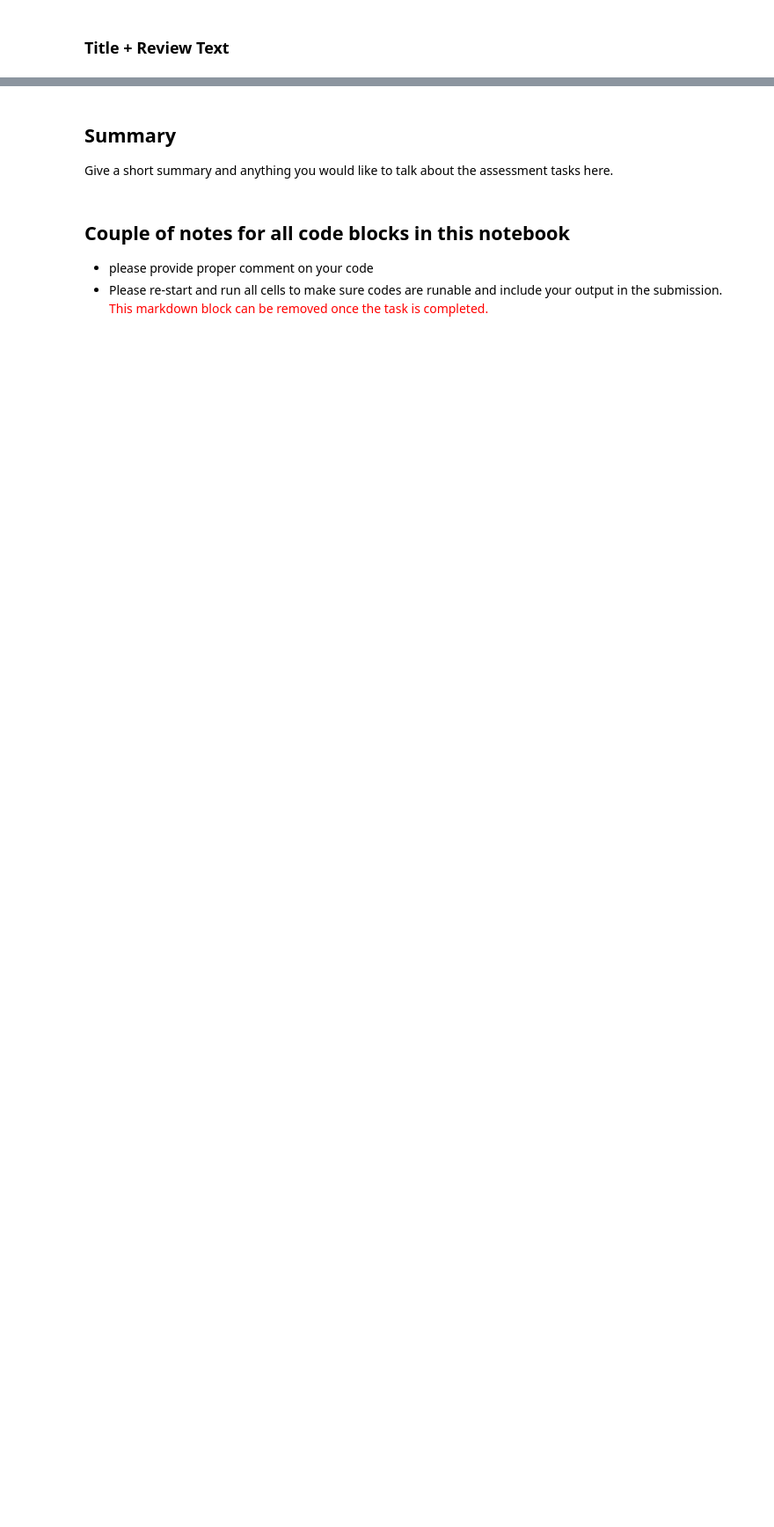
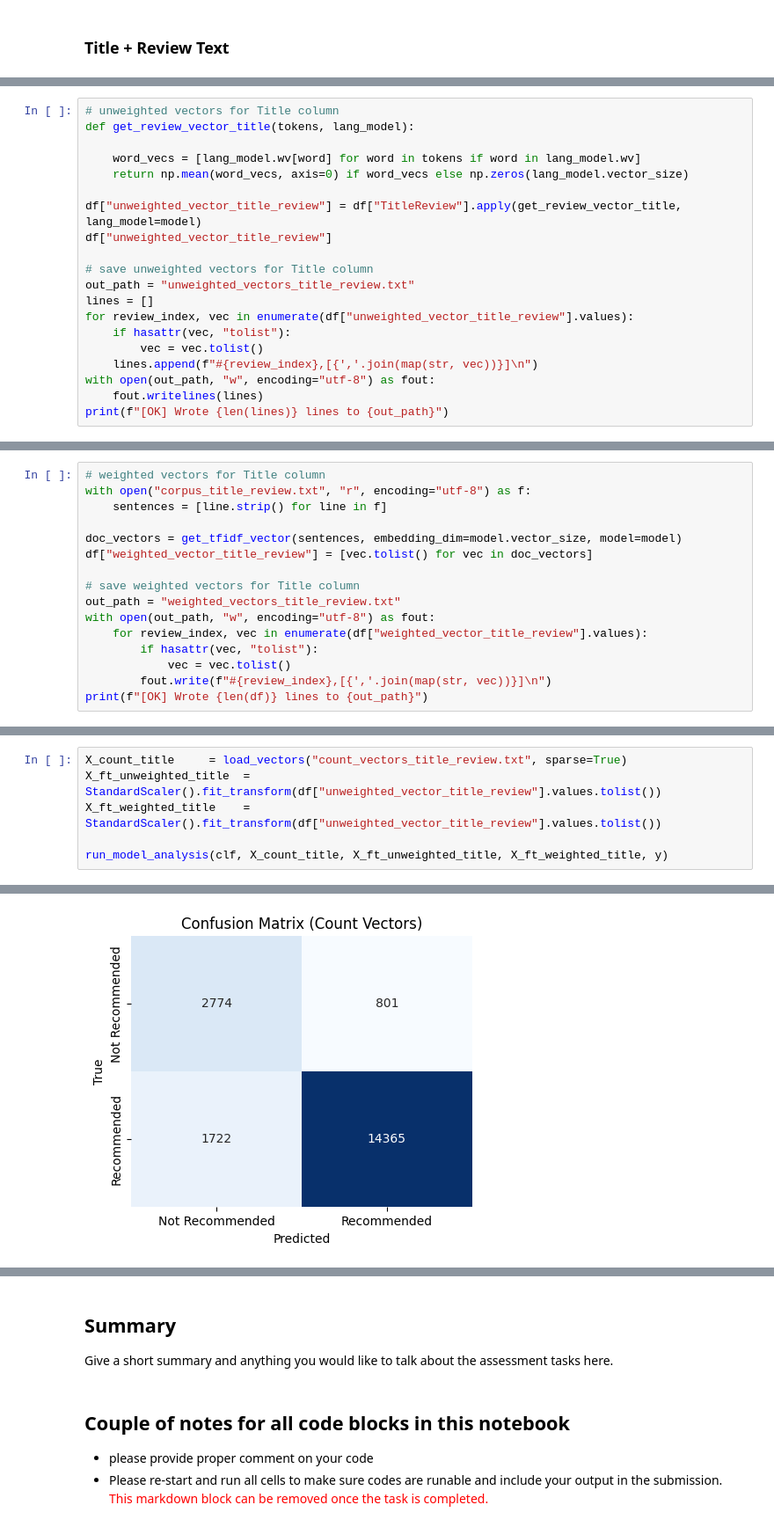
Before and after one commit to TTNguyen0312/ASM3-APDS, a Jupyter notebook: data/task2_3.ipynb, the cells around one changed output, grey strips where cells are left out. Shown at 88% size. Drawn from its saved outputs; the diff is of its cells as text; blank space fills up the shorter version.

```diff
--- a/data/task2_3.ipynb
+++ b/data/task2_3.ipynb
@@ -838,0 +936,20 @@ weighted avg       0.86      0.83      0.84      3933
+# %%
+# unweighted vectors for Title column
+def get_review_vector_title(tokens, lang_model):
+
+    word_vecs = [lang_model.wv[word] for word in tokens if word in lang_model.wv]
+    return np.mean(word_vecs, axis=0) if word_vecs else np.zeros(lang_model.vector_size)
+
+df["unweighted_vector_title_review"] = df["TitleReview"].apply(get_review_vector_title, lang_model=model)
+df["unweighted_vector_title_review"]
+
+# save unweighted vectors for Title column
+out_path = "unweighted_vectors_title_review.txt"
+lines = []
+for review_index, vec in enumerate(df["unweighted_vector_title_review"].values):
+    if hasattr(vec, "tolist"):
+        vec = vec.tolist()
+    lines.append(f"#{review_index},[{','.join(map(str, vec))}]\n")
+with open(out_path, "w", encoding="utf-8") as fout:
+    fout.writelines(lines)
+print(f"[OK] Wrote {len(lines)} lines to {out_path}")
@@ -838,0 +958,16 @@ weighted avg       0.86      0.83      0.84      3933
+# %%
+# weighted vectors for Title column
+with open("corpus_title_review.txt", "r", encoding="utf-8") as f:
+    sentences = [line.strip() for line in f]
+
+doc_vectors = get_tfidf_vector(sentences, embedding_dim=model.vector_size, model=model)
+df["weighted_vector_title_review"] = [vec.tolist() for vec in doc_vectors]
+
+# save weighted vectors for Title column
+out_path = "weighted_vectors_title_review.txt"
+with open(out_path, "w", encoding="utf-8") as fout:
+    for review_index, vec in enumerate(df["weighted_vector_title_review"].values):
+        if hasattr(vec, "tolist"):
+            vec = vec.tolist()
+        fout.write(f"#{review_index},[{','.join(map(str, vec))}]\n")
+print(f"[OK] Wrote {len(df)} lines to {out_path}")
@@ -838,0 +976,7 @@ weighted avg       0.86      0.83      0.84      3933
+# %%
+X_count_title     = load_vectors("count_vectors_title_review.txt", sparse=True)
+X_ft_unweighted_title  = StandardScaler().fit_transform(df["unweighted_vector_title_review"].values.tolist())
+X_ft_weighted_title    = StandardScaler().fit_transform(df["unweighted_vector_title_review"].values.tolist())
+
+run_model_analysis(clf, X_count_title, X_ft_unweighted_title, X_ft_weighted_title, y)
+# %% [output]
@@ -838,0 +997 @@ weighted avg       0.86      0.83      0.84      3933
+[figure, added]
```
Also changed, not shown: parts of 13 cells of this notebook, 5 other files.
